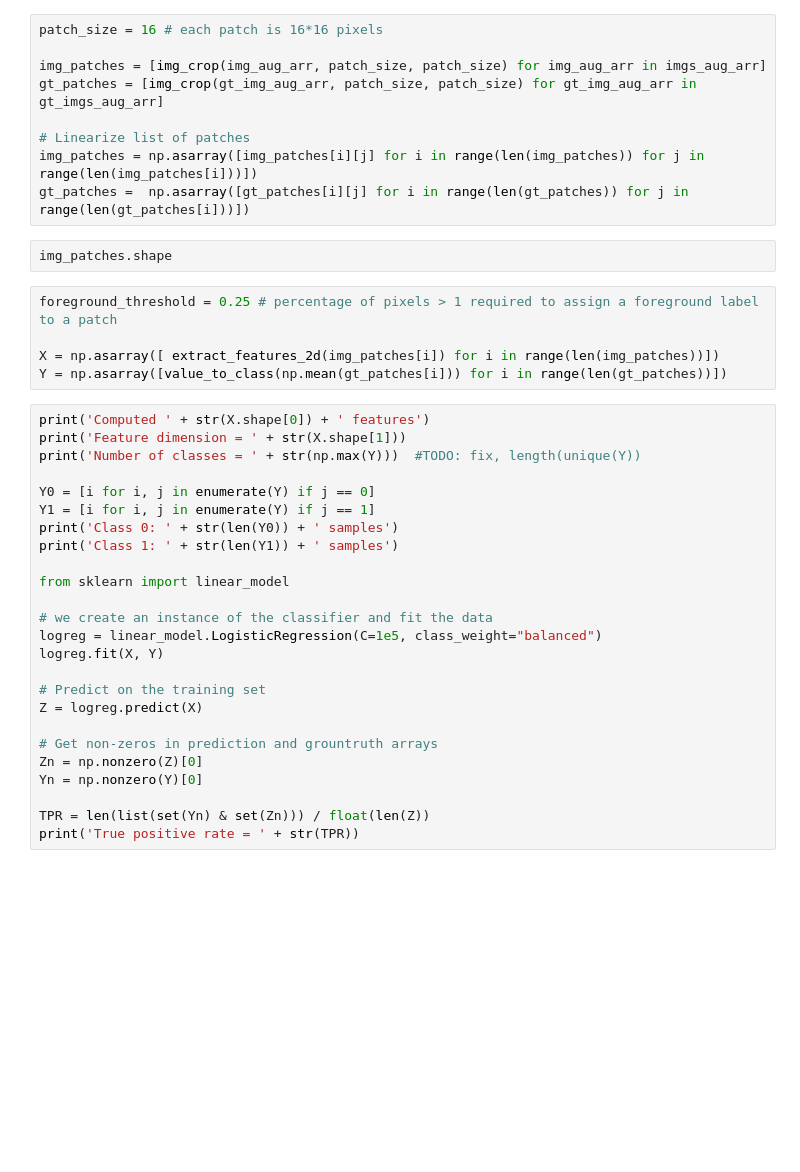
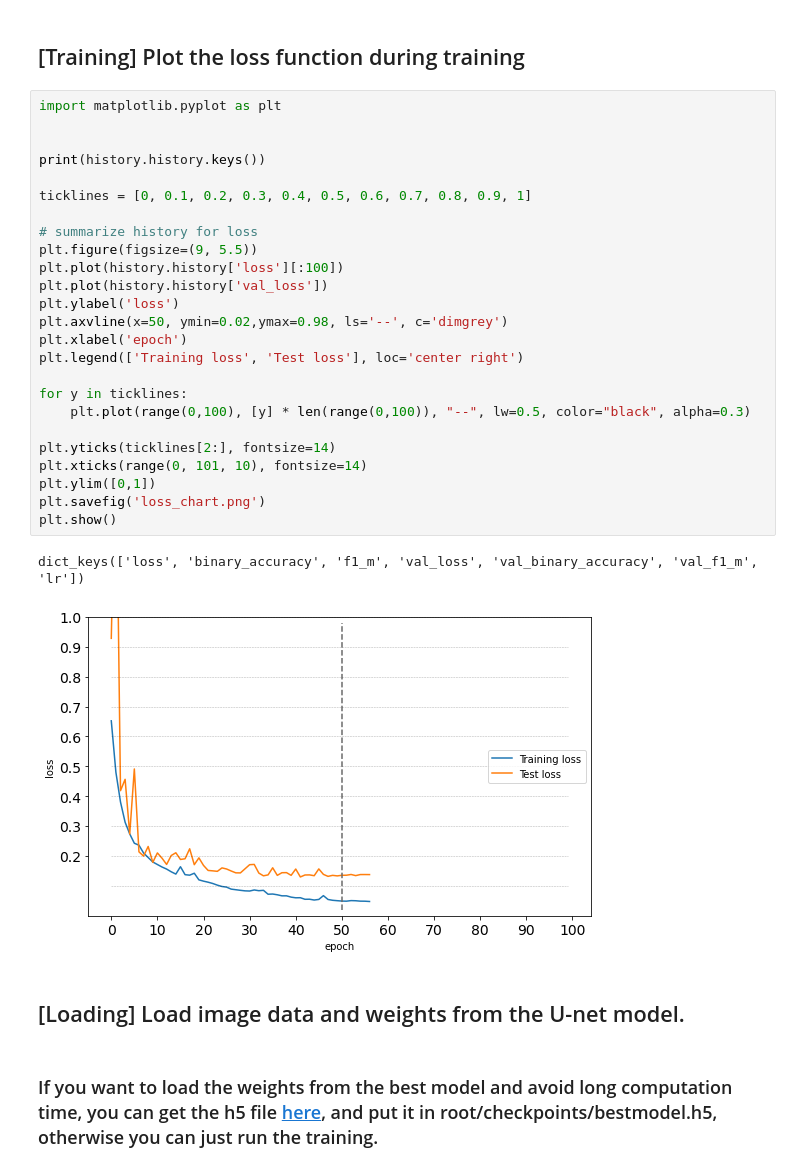
Before and after one commit to louiyo/twohundredbpm, a Jupyter notebook: Project_2/ML_project2.ipynb, the cells around one changed output. Cells and saved outputs as stored; diff of their text form; blank space fills up the shorter version.

```diff
--- a/Project_2/ML_project2.ipynb
+++ b/Project_2/ML_project2.ipynb
@@ -74,41 +38,34 @@ drive.mount('/content/drive')
-# %%
-patch_size = 16 # each patch is 16*16 pixels
-
-img_patches = [img_crop(img_aug_arr, patch_size, patch_size) for img_aug_arr in imgs_aug_arr]
-gt_patches = [img_crop(gt_img_aug_arr, patch_size, patch_size) for gt_img_aug_arr in gt_imgs_aug_arr]
-
-# Linearize list of patches
-img_patches = np.asarray([img_patches[i][j] for i in range(len(img_patches)) for j in range(len(img_patches[i]))])
-gt_patches =  np.asarray([gt_patches[i][j] for i in range(len(gt_patches)) for j in range(len(gt_patches[i]))])
-# %%
-img_patches.shape
-# %%
-foreground_threshold = 0.25 # percentage of pixels > 1 required to assign a foreground label to a patch
-
-X = np.asarray([ extract_features_2d(img_patches[i]) for i in range(len(img_patches))])
-Y = np.asarray([value_to_class(np.mean(gt_patches[i])) for i in range(len(gt_patches))])
-# %%
-print('Computed ' + str(X.shape[0]) + ' features')
-print('Feature dimension = ' + str(X.shape[1]))
-print('Number of classes = ' + str(np.max(Y)))  #TODO: fix, length(unique(Y))
-
-Y0 = [i for i, j in enumerate(Y) if j == 0]
-Y1 = [i for i, j in enumerate(Y) if j == 1]
-print('Class 0: ' + str(len(Y0)) + ' samples')
-print('Class 1: ' + str(len(Y1)) + ' samples')
-
-from sklearn import linear_model
-
-# we create an instance of the classifier and fit the data
-logreg = linear_model.LogisticRegression(C=1e5, class_weight="balanced")
-logreg.fit(X, Y)
-
-# Predict on the training set
-Z = logreg.predict(X)
-
-# Get non-zeros in prediction and grountruth arrays
-Zn = np.nonzero(Z)[0]
-Yn = np.nonzero(Y)[0]
-
-TPR = len(list(set(Yn) & set(Zn))) / float(len(Z))
-print('True positive rate = ' + str(TPR))
+# %% [markdown]
+## [Training] Plot the loss function during training
+# %%
+import matplotlib.pyplot as plt
+
+
+print(history.history.keys())
+
+ticklines = [0, 0.1, 0.2, 0.3, 0.4, 0.5, 0.6, 0.7, 0.8, 0.9, 1]
+
+# summarize history for loss
+plt.figure(figsize=(9, 5.5))
+plt.plot(history.history['loss'][:100])
+plt.plot(history.history['val_loss'])
+plt.ylabel('loss')
+plt.axvline(x=50, ymin=0.02,ymax=0.98, ls='--', c='dimgrey')
+plt.xlabel('epoch')
+plt.legend(['Training loss', 'Test loss'], loc='center right')
+
+for y in ticklines:
+    plt.plot(range(0,100), [y] * len(range(0,100)), "--", lw=0.5, color="black", alpha=0.3)
+
+plt.yticks(ticklines[2:], fontsize=14)
+plt.xticks(range(0, 101, 10), fontsize=14)
+plt.ylim([0,1])
+plt.savefig('loss_chart.png')
+plt.show()
+# %% [output]
+dict_keys(['loss', 'binary_accuracy', 'f1_m', 'val_loss', 'val_binary_accuracy', 'val_f1_m', 'lr'])
+[figure, added]
+# %% [markdown]
+## [Loading] Load image data and weights from the U-net model.
+# %% [markdown]
+### If you want to load the weights from the best model and avoid long computation time, you can get the h5 file [here](https://www.swisstransfer.com/d/ceeb0278-4381-4da6-bbd2-de0a027b3718), and put it in root/checkpoints/bestmodel.h5, otherwise you can just run the training.
```
Also changed, not shown: parts of 17 cells of this notebook.
